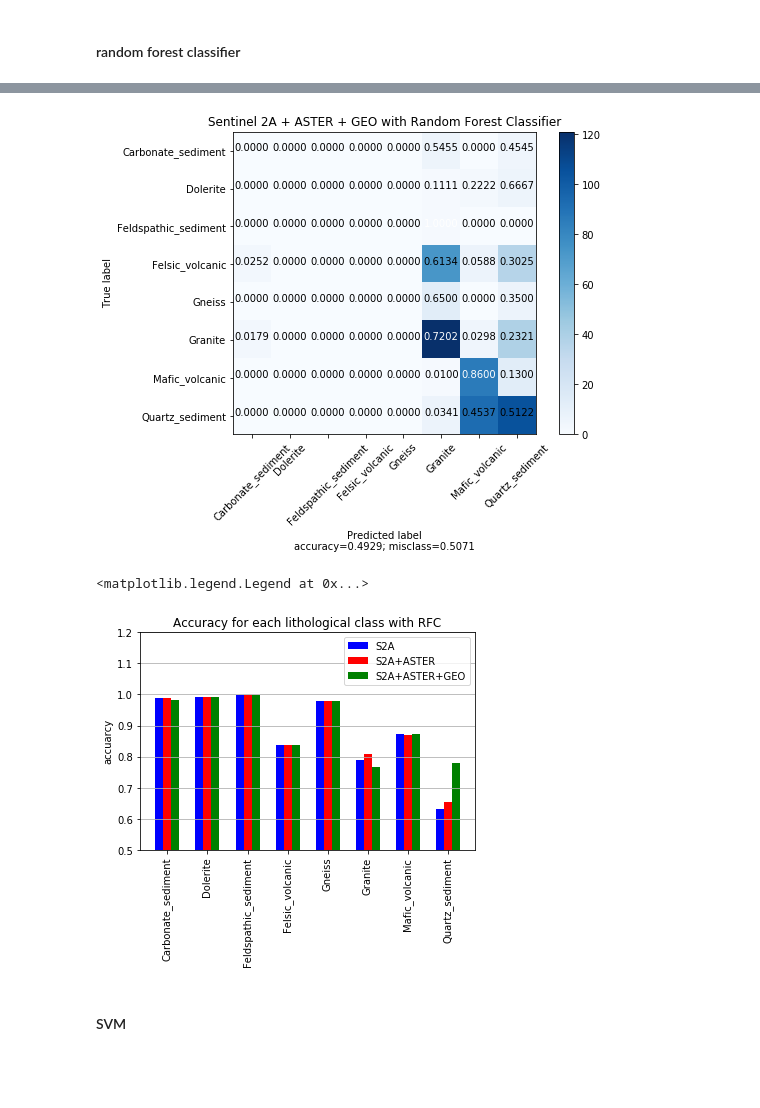
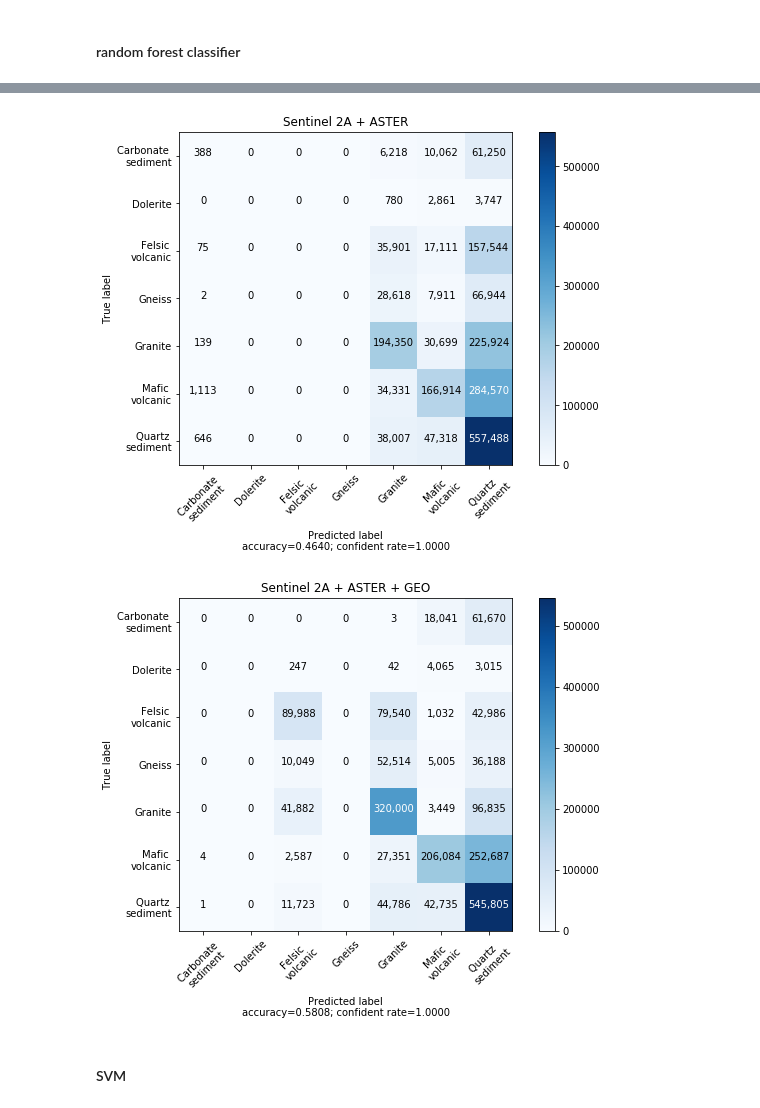
Before and after one commit to chenyz0601/DL-RockClassification, a Jupyter notebook: MLs.ipynb, the cells around one changed output, grey strips where cells are left out. Saved outputs shown, nothing was run; the diff lists cells and outputs as text; code cells hidden in the pictures; blank space fills up the shorter version.

```diff
--- a/MLs.ipynb
+++ b/MLs.ipynb
@@ -60,6 +98,12 @@ ValueError: shape mismatch: objects cannot be broadcast to a single shape
+# %%
+cm = metrics.confusion_matrix(tst_Y, p2, labels=np.unique(tst_Y)[2:])
+plot_confusion_matrix(cm, target_names=[cls_names[i] for i in np.unique(tst_Y)[2:]], cr=1.,
+                      normalize=False, title='Sentinel 2A + ASTER')
+# %% [output]
+[figure, added]
 # %%
-cm = metrics.confusion_matrix(tst_Y, preds, labels=np.asarray(np.unique(tst_Y), dtype=np.int)[1:])
-plot_confusion_matrix(cm, target_names=[cls_names[i] for i in np.asarray(np.unique(tst_Y), dtype=np.int)[1:]],
-                      normalize=True, title='Sentinel 2A + ASTER + GEO with Random Forest Classifier')
+cm = metrics.confusion_matrix(tst_Y, p3, labels=np.unique(tst_Y)[2:])
+plot_confusion_matrix(cm, target_names=[cls_names[i] for i in np.unique(tst_Y)[2:]], cr=1.,
+                      normalize=False, title='Sentinel 2A + ASTER + GEO')
 # %% [output]
-[figure, old version]
+[figure, new version]
@@ -76,20 +110,3 @@ def acc_cls(ppreds, yy):
-# %%
-acc_cls_s = acc_cls(p1, tst_Y)
-acc_cls_sa = acc_cls(p2, tst_Y)
-acc_cls_sag = acc_cls(p3, tst_Y)
-ax = plt.subplot(111)
-plt.ylim(0.5, 1.2)
-ax.bar(np.arange(8)-0.2, acc_cls_s[2:], width=0.2, color='b', align='center', label='S2A')
-ax.bar(np.arange(8), acc_cls_sa[2:], width=0.2, color='r', align='center', label='S2A+ASTER')
-ax.bar(np.arange(8)+0.2, acc_cls_sag[2:], width=0.2, color='g', align='center', label='S2A+ASTER+GEO')
-plt.xticks(np.arange(8), cls_names[2:], rotation=90)
-plt.ylabel('accuarcy')
-plt.gca().yaxis.grid(True)
-plt.title('Accuracy for each lithological class with RFC')
-plt.legend()
-# %% [output]
-<matplotlib.legend.Legend at 0x...>
-[figure, removed]
 # %% [markdown]
 #### SVM
 # %%
```
Also changed, not shown: parts of 17 cells of this notebook, 2 other files.
